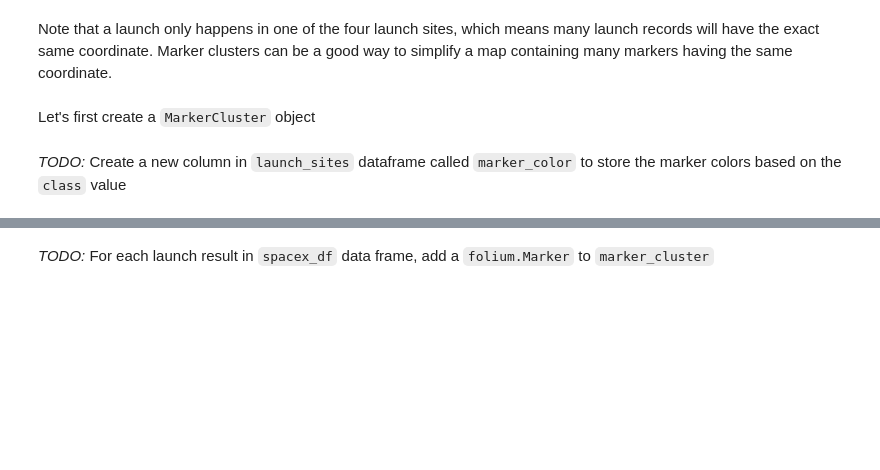
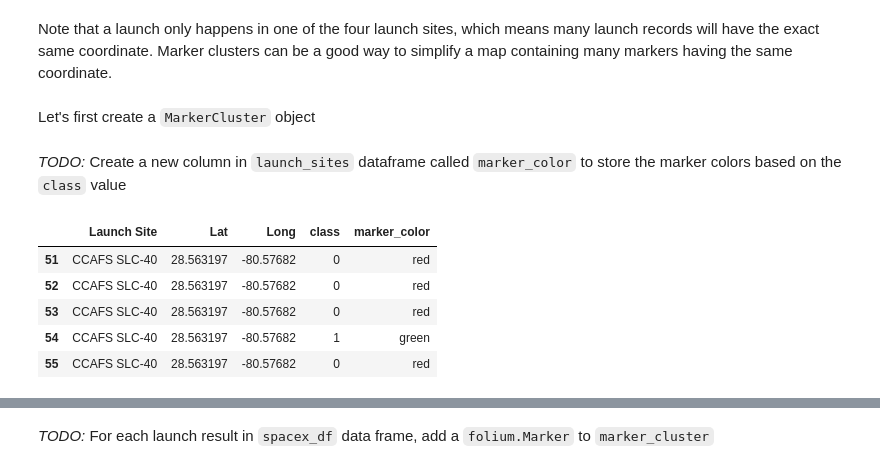
Before and after one commit to Mathes76/IBM_DataScience_Capstone, a Jupyter notebook: lab-jupyter-launch-site-location-v2.ipynb, the cells around one changed output, grey strips where cells are left out. Saved outputs shown, nothing was run; the diff lists cells and outputs as text; code cells hidden in the pictures; blank space fills up the shorter version.

```diff
--- a/lab-jupyter-launch-site-location-v2.ipynb
+++ b/lab-jupyter-launch-site-location-v2.ipynb
@@ -171,10 +233,18 @@ marker_cluster = MarkerCluster()
 # %% [markdown]
 _TODO:_ Create a new column in `launch_sites` dataframe called `marker_color` to store the marker colors based on the `class` value
 # %%
-
 # Apply a function to check the value of `class` column
 # If class=1, marker_color value will be green
 # If class=0, marker_color value will be red
+spacex_df['marker_color'] = spacex_df['class'].apply(lambda x: 'green' if x == 1 else 'red')
+spacex_df.tail()
+# %% [output]
+|  | Launch Site | Lat | Long | class | marker_color |
+| 51 | CCAFS SLC-40 | 28.563197 | -80.57682 | 0 | red |
+| 52 | CCAFS SLC-40 | 28.563197 | -80.57682 | 0 | red |
+| 53 | CCAFS SLC-40 | 28.563197 | -80.57682 | 0 | red |
+| 54 | CCAFS SLC-40 | 28.563197 | -80.57682 | 1 | green |
+| 55 | CCAFS SLC-40 | 28.563197 | -80.57682 | 0 | red |
 # %%
 # Function to assign color to launch outcome
 def assign_marker_color(launch_outcome):
```
Also changed, not shown: parts of 8 cells of this notebook, 5 other files.
